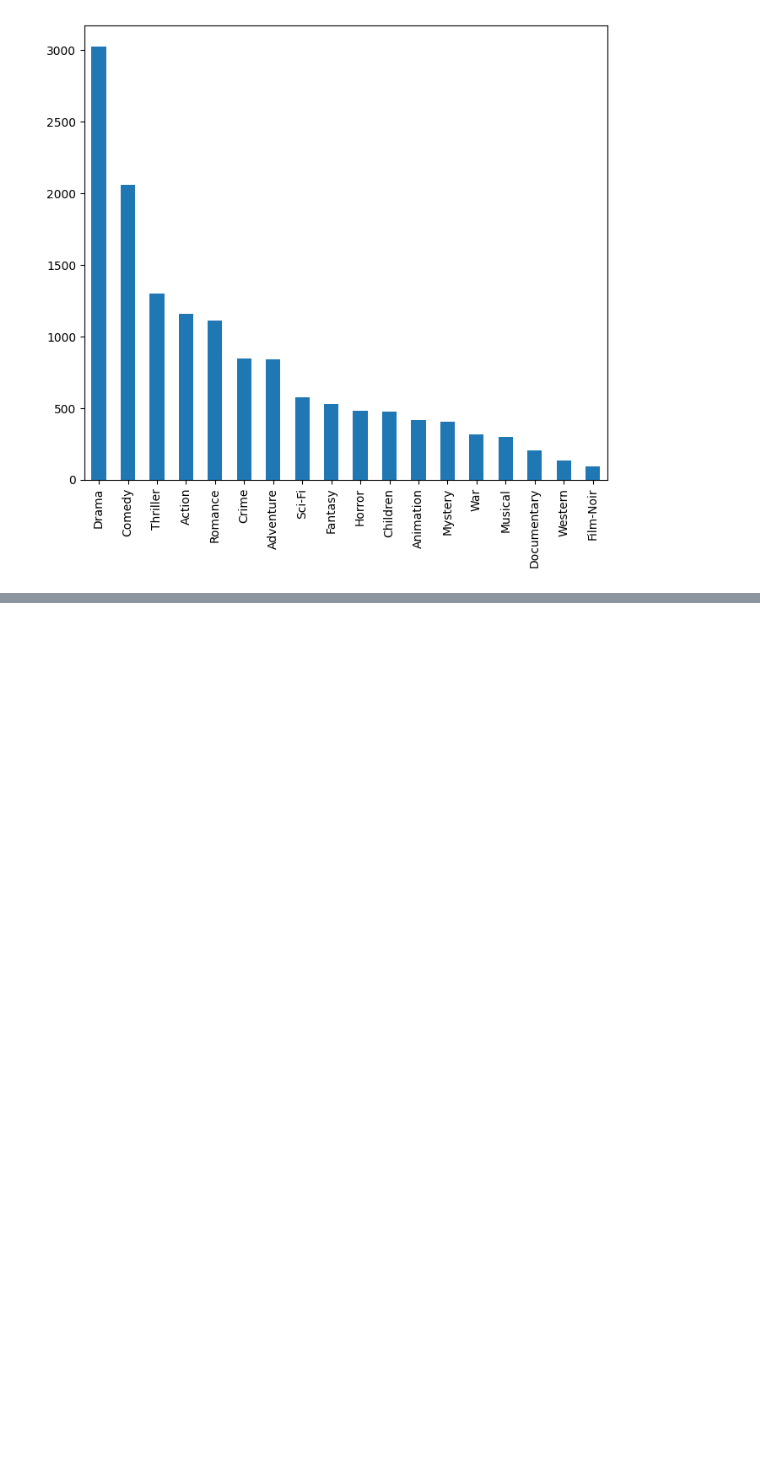
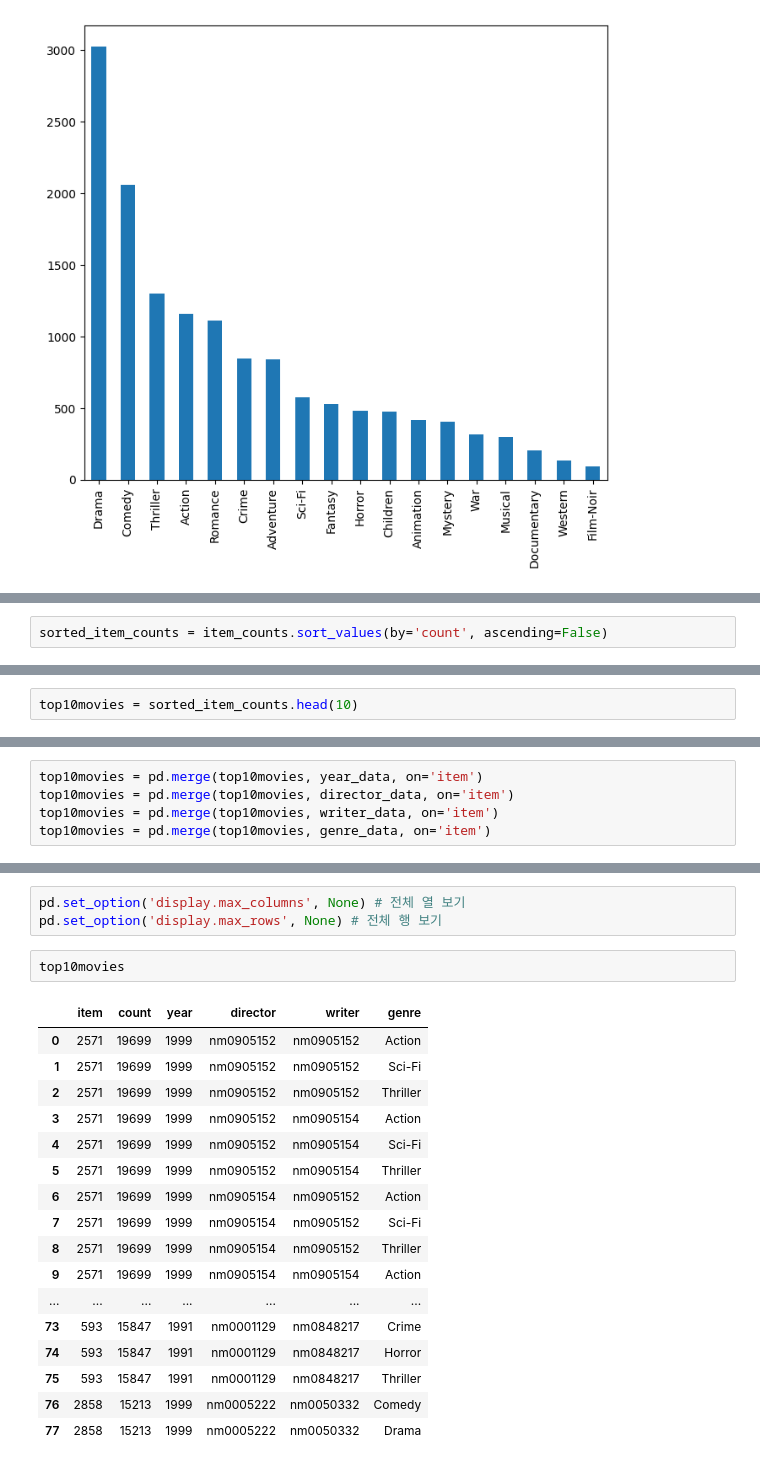
Before and after one commit to boostcampaitech4lv23recsys1/level2_movierecommendation_recsys-level2-recsys-05, a Jupyter notebook: eda/EDA_PYU.ipynb, the cells around one changed output, grey strips where cells are left out. Drawn from its saved outputs; the diff is of its cells as text; blank space fills up the shorter version.

```diff
--- a/eda/EDA_PYU.ipynb
+++ b/eda/EDA_PYU.ipynb
@@ -238,0 +285,2 @@ directorsgenre = director_genre_df.groupby(['director', 'genre'])
+# %%
+sorted_item_counts = item_counts.sort_values(by='count', ascending=False)
@@ -238,0 +338,2 @@ directorsgenre = director_genre_df.groupby(['director', 'genre'])
+# %%
+top10movies = sorted_item_counts.head(10)
@@ -238,0 +354,5 @@ directorsgenre = director_genre_df.groupby(['director', 'genre'])
+# %%
+top10movies = pd.merge(top10movies, year_data, on='item')
+top10movies = pd.merge(top10movies, director_data, on='item')
+top10movies = pd.merge(top10movies, writer_data, on='item')
+top10movies = pd.merge(top10movies, genre_data, on='item')
@@ -238,0 +375,23 @@ directorsgenre = director_genre_df.groupby(['director', 'genre'])
+# %%
+pd.set_option('display.max_columns', None) # 전체 열 보기
+pd.set_option('display.max_rows', None) # 전체 행 보기
+# %%
+top10movies
+# %% [output]
+|  | item | count | year | director | writer | genre |
+| 0 | 2571 | 19699 | 1999 | nm0905152 | nm0905152 | Action |
+| 1 | 2571 | 19699 | 1999 | nm0905152 | nm0905152 | Sci-Fi |
+| 2 | 2571 | 19699 | 1999 | nm0905152 | nm0905152 | Thriller |
+| 3 | 2571 | 19699 | 1999 | nm0905152 | nm0905154 | Action |
+| 4 | 2571 | 19699 | 1999 | nm0905152 | nm0905154 | Sci-Fi |
+| 5 | 2571 | 19699 | 1999 | nm0905152 | nm0905154 | Thriller |
+| 6 | 2571 | 19699 | 1999 | nm0905154 | nm0905152 | Action |
+| 7 | 2571 | 19699 | 1999 | nm0905154 | nm0905152 | Sci-Fi |
+| 8 | 2571 | 19699 | 1999 | nm0905154 | nm0905152 | Thriller |
+| 9 | 2571 | 19699 | 1999 | nm0905154 | nm0905154 | Action |
+| ... | ... | ... | ... | ... | ... | ... |
+| 73 | 593 | 15847 | 1991 | nm0001129 | nm0848217 | Crime |
+| 74 | 593 | 15847 | 1991 | nm0001129 | nm0848217 | Horror |
+| 75 | 593 | 15847 | 1991 | nm0001129 | nm0848217 | Thriller |
+| 76 | 2858 | 15213 | 1999 | nm0005222 | nm0050332 | Comedy |
+| 77 | 2858 | 15213 | 1999 | nm0005222 | nm0050332 | Drama |
```
Also changed, not shown: parts of 21 cells of this notebook.
